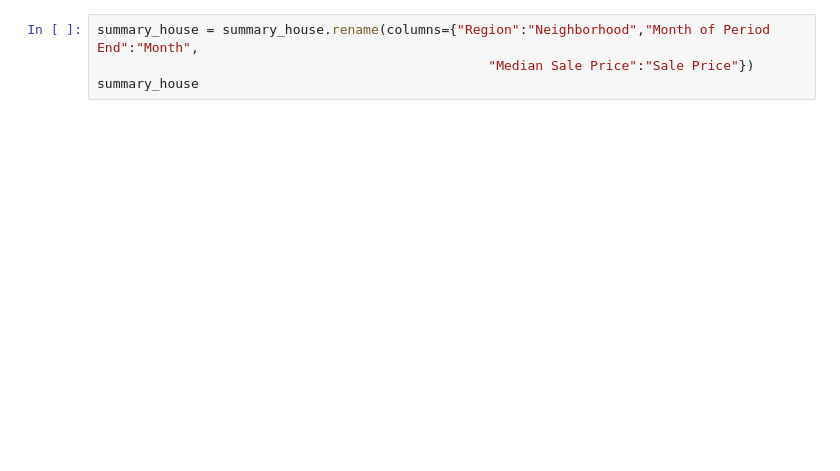
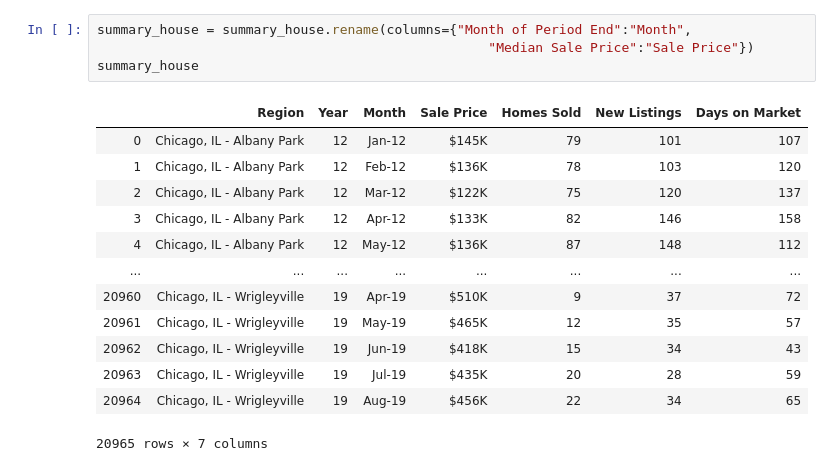
Before and after one commit to Fab-4-inc/project-1, a Jupyter notebook: Housing_data.ipynb, the cells around one changed output. Drawn from its saved outputs; the diff is of its cells as text; blank space fills up the shorter version.

```diff
--- a/Housing_data.ipynb
+++ b/Housing_data.ipynb
@@ -13,4 +57,18 @@ summary_house
 # %%
-summary_house = summary_house.rename(columns={"Region":"Neighborhood","Month of Period End":"Month",
+summary_house = summary_house.rename(columns={"Month of Period End":"Month",
                                                   "Median Sale Price":"Sale Price"})
 summary_house
+# %% [output]
+|  | Region | Year | Month | Sale Price | Homes Sold | New Listings | Days on Market |
+| 0 | Chicago, IL - Albany Park | 12 | Jan-12 | $145K | 79 | 101 | 107 |
+| 1 | Chicago, IL - Albany Park | 12 | Feb-12 | $136K | 78 | 103 | 120 |
+| 2 | Chicago, IL - Albany Park | 12 | Mar-12 | $122K | 75 | 120 | 137 |
+| 3 | Chicago, IL - Albany Park | 12 | Apr-12 | $133K | 82 | 146 | 158 |
+| 4 | Chicago, IL - Albany Park | 12 | May-12 | $136K | 87 | 148 | 112 |
+| ... | ... | ... | ... | ... | ... | ... | ... |
+| 20960 | Chicago, IL - Wrigleyville | 19 | Apr-19 | $510K | 9 | 37 | 72 |
+| 20961 | Chicago, IL - Wrigleyville | 19 | May-19 | $465K | 12 | 35 | 57 |
+| 20962 | Chicago, IL - Wrigleyville | 19 | Jun-19 | $418K | 15 | 34 | 43 |
+| 20963 | Chicago, IL - Wrigleyville | 19 | Jul-19 | $435K | 20 | 28 | 59 |
+| 20964 | Chicago, IL - Wrigleyville | 19 | Aug-19 | $456K | 22 | 34 | 65 |
+20965 rows × 7 columns
```
Also changed, not shown: parts of 20 cells of this notebook, 2 other files.
